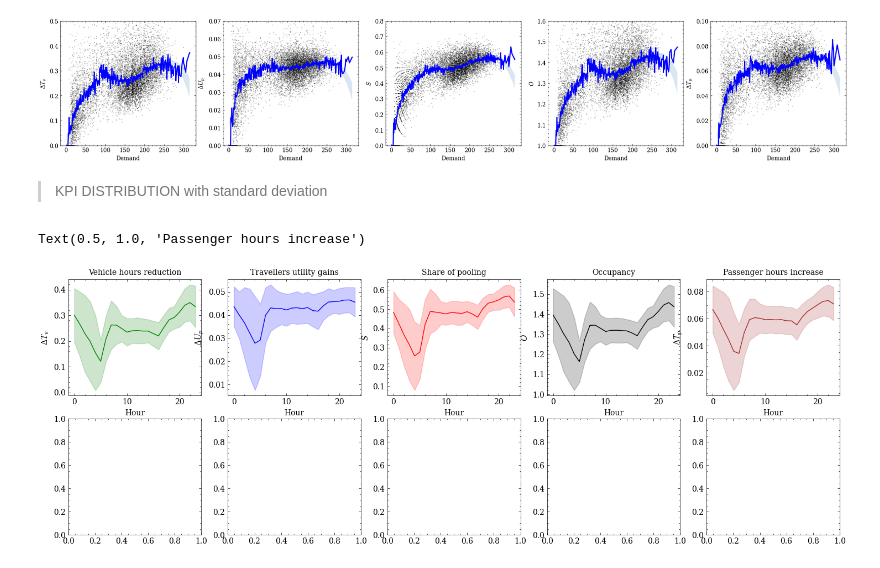
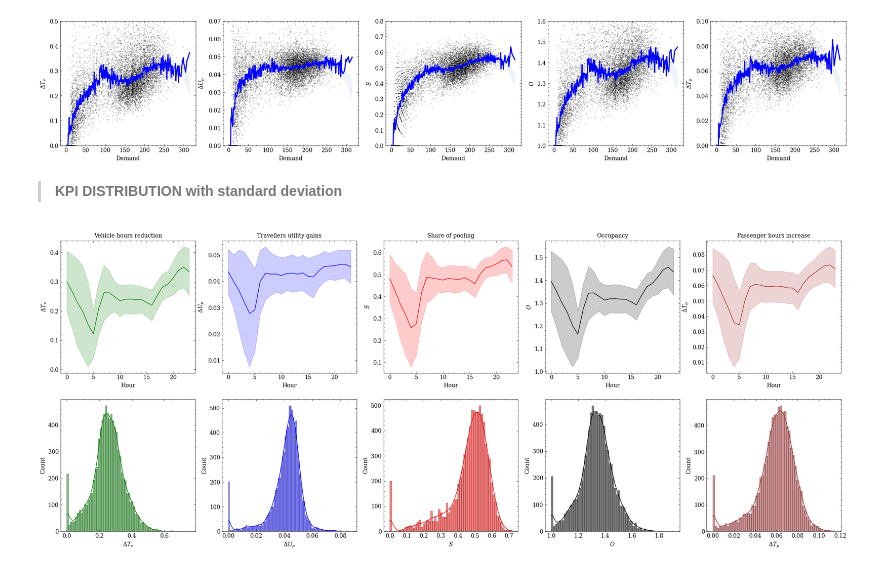
Before and after one commit to OlhaShulikaUJ/ExMAS-plotting, a Jupyter notebook: NYC KPI DA.ipynb, the cells around one changed output. Cells and saved outputs as stored; diff of their text form; code cells hidden in the pictures.

```diff
--- a/NYC KPI DA.ipynb
+++ b/NYC KPI DA.ipynb
@@ -38,55 +35,55 @@ fig, axes = plt.subplots(1,5, figsize = (25,4))
 axes = axes.flatten()
 
 ax=axes[0]
-to_plot = df[(df.Start_time.dt.dayofweek.isin([0,1,2,3,4,5,6]))]
+to_plot = df
 sns.regplot(data = to_plot, x = 'Demand_size', y = 'del_VehHourTrav',
             scatter_kws = {'s':0.3, 'alpha':0.3, 'color':'black'}, order = 4, ax = ax,
             line_kws = {'lw':0})
-to_plot = df[(df.Start_time.dt.dayofweek.isin([0,1,2,3,4,5,6]))].groupby(df.Demand_size).del_VehHourTrav.mean()
+to_plot = df.groupby(df.Demand_size).del_VehHourTrav.mean()
 to_plot.plot(ax = ax, lw = 2, color = 'blue')
 ax.set_ylim((0,0.5))
 ax.set_ylabel("$\Delta T_v$")
 ax.set_xlabel("Demand")
 
 ax=axes[1]
-to_plot = df[(df.Start_time.dt.dayofweek.isin([0,1,2,3,4,5,6]))]
+to_plot = df
 sns.regplot(data = to_plot, x = 'Demand_size', y = 'del_PassUtility',
             scatter_kws = {'s':0.3, 'alpha':0.3, 'color':'black'}, order = 4, ax = ax,
             line_kws = {'lw':0})
-to_plot = df[(df.Start_time.dt.dayofweek.isin([0,1,2,3,4,5,6]))].groupby(df.Demand_size).del_PassUtility.mean()
+to_plot = df.groupby(df.Demand_size).del_PassUtility.mean()
 to_plot.plot(ax = ax, lw = 2, color = 'blue')
 ax.set_ylim((0,0.07))
 ax.set_ylabel("$\Delta U_p$")
 ax.set_xlabel("Demand")
 
 ax=axes[2]
-to_plot = df[(df.Start_time.dt.dayofweek.isin([0,1,2,3,4,5,6]))]
+to_plot = df
 sns.regplot(data = to_plot, x = 'Demand_size', y = 'shared_ratio',
             scatter_kws = {'s':0.3, 'alpha':0.3, 'color':'black'}, order = 4, ax = ax,
             line_kws = {'lw':0})
-to_plot = df[(df.Start_time.dt.dayofweek.isin([0,1,2,3,4,5,6]))].groupby(df.Demand_size).shared_ratio.mean()
+to_plot = df.groupby(df.Demand_size).shared_ratio.mean()
 to_plot.plot(ax = ax, lw = 2, color = 'blue')
 ax.set_ylim((0,0.8))
 ax.set_ylabel("$S$")
 ax.set_xlabel("Demand")
 
 ax=axes[3]
-to_plot = df[(df.Start_time.dt.dayofweek.isin([0,1,2,3,4,5,6]))]#.groupby(df.Demand_size).Occupancy.mean()
+to_plot = df
 sns.regplot(data = to_plot, x = 'Demand_size', y = 'Occupancy',
             scatter_kws = {'s':0.3, 'alpha':0.3, 'color':'black'}, order = 4, ax = ax,
             line_kws = {'lw':0})
-to_plot = df[(df.Start_time.dt.dayofweek.isin([0,1,2,3,4,5,6]))].groupby(df.Demand_size).Occupancy.mean()
+to_plot = df.groupby(df.Demand_size).Occupancy.mean()
 to_plot.plot(ax = ax, lw = 2, color = 'blue')
 ax.set_ylim((1,1.6))
 ax.set_ylabel("$O$")
 ax.set_xlabel("Demand")
 
 ax=axes[4]
-to_plot = df[(df.Start_time.dt.dayofweek.isin([0,1,2,3,4,5,6]))]
+to_plot = df
 sns.regplot(data = to_plot, x = 'Demand_size', y = 'del_PassHourTrav',
             scatter_kws = {'s':0.3, 'alpha':0.3, 'color':'black'}, order = 4, ax = ax,
             line_kws = {'lw':0})
-to_plot = df[(df.Start_time.dt.dayofweek.isin([0,1,2,3,4,5,6]))].groupby(df.Demand_size).del_PassHourTrav.mean()
+to_plot = df.groupby(df.Demand_size).del_PassHourTrav.mean()
 to_plot.plot(ax = ax, lw = 2, color = 'blue')
 ax.set_ylim((0,0.1))
 ax.set_ylabel("$\Delta T_p$")
@@ -94,12 +91,12 @@ ax.set_xlabel("Demand")
 # %% [output]
 Text(0.5, 0, 'Demand')
 [figure]
-# %% [markdown]
-> KPI DISTRIBUTION with standard deviation
+# %% [markdown]
+> **KPI DISTRIBUTION with standard deviation**
 # %%
 
 # Setup the subplot2grid Layout
-fig = plt.figure(figsize=(18, 6))
+fig = plt.figure(figsize=(18, 9))
 ax1 = plt.subplot2grid((2,5), (0,0)) # Vehicle hours reduction with standard deviation
 ax2 = plt.subplot2grid((2,5), (0,1)) # Travellers utility gains with standard deviation
 ax3 = plt.subplot2grid((2,5), (0,2)) # Share of pooling with standard deviation
@@ -124,32 +121,72 @@ for d in df.shared_discount.unique():
     to_plot = df
     sns.lineplot(data = to_plot, x = df.Start_time.dt.hour, y = 'del_PassUtility', ax = ax, color='blue', errorbar ='sd')
 ax2.set_xlabel('Hour')
 ax2.set_ylabel("$\Delta U_p$")
 ax2.set_title("Travellers utility gains", fontsize=10)
 
 ax=ax3
 for d in df.shared_discount.unique():
     to_plot = df
     sns.lineplot(data = to_plot, x = df.Start_time.dt.hour, y = 'shared_ratio', ax = ax, color='red', errorbar ='sd')
 ax3.set_xlabel('Hour')
 ax3.set_ylabel("$S$")
 ax3.set_title("Share of pooling", fontsize=10)
 
 ax=ax4
 for d in df.shared_discount.unique():
     to_plot = df
     sns.lineplot(data = to_plot, x = df.Start_time.dt.hour, y = 'Occupancy', ax = ax, color='black', errorbar ='sd')
 ax4.set_xlabel('Hour')
 ax4.set_ylabel("$O$")
 ax4.set_title("Occupancy", fontsize=10)
 
 ax=ax5
 for d in df.shared_discount.unique():
     to_plot = df
     sns.lineplot(data = to_plot, x = df.Start_time.dt.hour, y = 'del_PassHourTrav', ax = ax, color='brown', errorbar ='sd')
 ax5.set_xlabel('Hour')
 ax5.set_ylabel("$\Delta T_p$")
 ax5.set_title("Passenger hours increase", fontsize=10)
+
+ax=ax6 # with kernel density estimation
+for d in df.shared_discount.unique():
+    to_plot = df
+sns.histplot(data = to_plot, x = 'del_VehHourTrav', kde=True, color='green', ax=ax)
+to_plot.Start_time.dt.dayofweek.unique()
+ax6.set_xlabel("$\Delta T_v$")
+
+ax=ax7 # with kernel density estimation
+for d in df.shared_discount.unique():
+    to_plot = df
+sns.histplot(data = to_plot, x = 'del_PassUtility', kde=True, color='blue', ax=ax)
+to_plot.Start_time.dt.dayofweek.unique()
+ax7.set_xlabel("$\Delta U_p$")
+
+ax=ax8 # with kernel density estimation
+for d in df.shared_discount.unique():
+    to_plot = df
+sns.histplot(data = to_plot, x = 'shared_ratio', kde=True, color='red', ax=ax)
+to_plot.Start_time.dt.dayofweek.unique()
+ax8.set_xlabel("$S$")
+
+ax=ax9 # with kernel density estimation
+for d in df.shared_discount.unique():
+    to_plot = df
+sns.histplot(data = to_plot, x = 'Occupancy', kde=True, color='black', ax=ax)
+to_plot.Start_time.dt.dayofweek.unique()
+ax9.set_xlabel("$O$")
+
+ax=ax10 # with kernel density estimation
+for d in df.shared_discount.unique():
+    to_plot = df
+sns.histplot(data = to_plot, x = 'del_PassHourTrav', kde=True, color='brown', ax=ax)
+to_plot.Start_time.dt.dayofweek.unique()
+ax10.set_xlabel("$\Delta T_p$")
+plt.subplots_adjust(left=0.125,
+                    bottom=0.1,
+                    right=1.2,
+                    top=0.9,
+                    wspace=0.2,
+                    hspace=0.2)
 # %% [output]
-Text(0.5, 1.0, 'Passenger hours increase')
-[figure, old version]
+[figure, new version]
```
Also changed, not shown: parts of 20 cells of this notebook.
